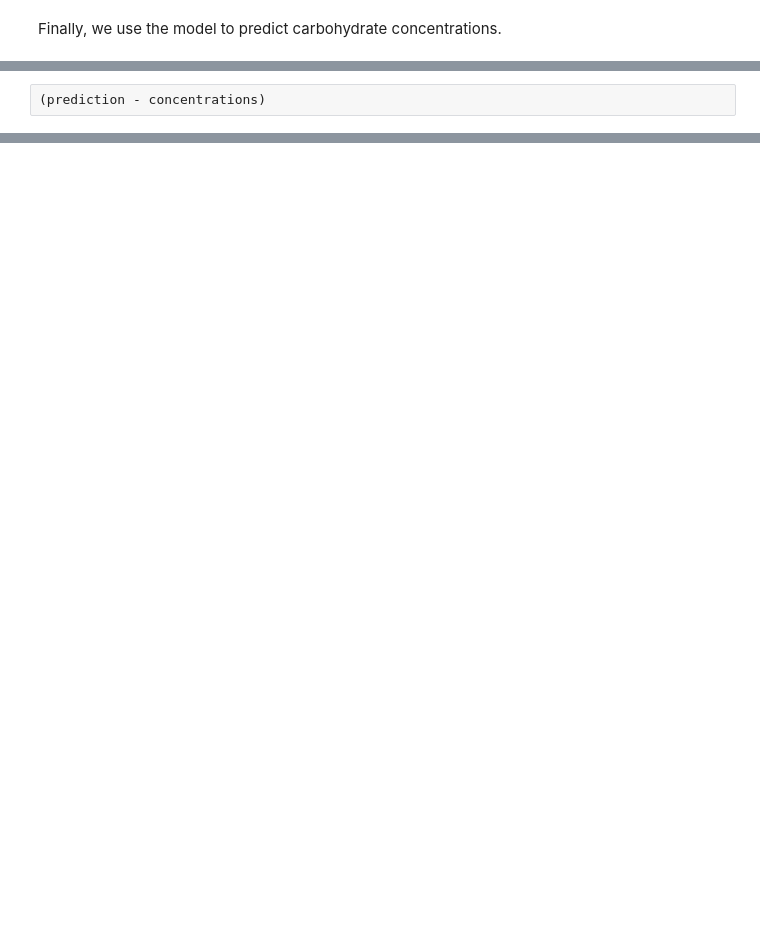
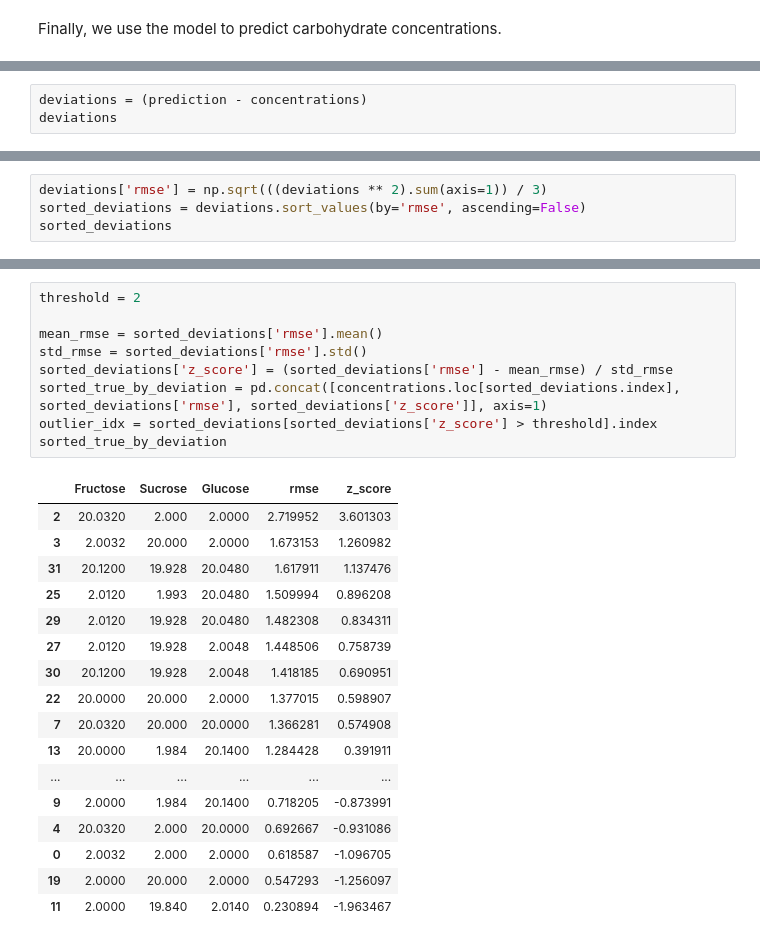
Before and after one commit to tonyzamyatin/mdgamls, a Jupyter notebook: UE1/FT-IR/fitting.ipynb, the cells around one changed output, grey strips where cells are left out. Saved outputs shown, nothing was run; the diff lists cells and outputs as text; blank space fills up the shorter version.

```diff
--- a/UE1/FT-IR/fitting.ipynb
+++ b/UE1/FT-IR/fitting.ipynb
@@ -161,3 +270,4 @@ Q3: Which predictions are especially far off?
 Q4: Is there any trend for points that work especially well (or bad)?
 # %%
-(prediction - concentrations)
+deviations = (prediction - concentrations)
+deviations
@@ -163,0 +296,4 @@ Q4: Is there any trend for points that work especially well (or bad)?
+# %%
+deviations['rmse'] = np.sqrt(((deviations ** 2).sum(axis=1)) / 3)
+sorted_deviations = deviations.sort_values(by='rmse', ascending=False)
+sorted_deviations
@@ -163,0 +322,27 @@ Q4: Is there any trend for points that work especially well (or bad)?
+# %%
+threshold = 2
+
+mean_rmse = sorted_deviations['rmse'].mean()
+std_rmse = sorted_deviations['rmse'].std()
+sorted_deviations['z_score'] = (sorted_deviations['rmse'] - mean_rmse) / std_rmse
+sorted_true_by_deviation = pd.concat([concentrations.loc[sorted_deviations.index], sorted_deviations['rmse'], sorted_deviations['z_score']], axis=1)
+outlier_idx = sorted_deviations[sorted_deviations['z_score'] > threshold].index
+sorted_true_by_deviation
+# %% [output]
+|  | Fructose | Sucrose | Glucose | rmse | z_score |
+| 2 | 20.0320 | 2.000 | 2.0000 | 2.719952 | 3.601303 |
+| 3 | 2.0032 | 20.000 | 2.0000 | 1.673153 | 1.260982 |
+| 31 | 20.1200 | 19.928 | 20.0480 | 1.617911 | 1.137476 |
+| 25 | 2.0120 | 1.993 | 20.0480 | 1.509994 | 0.896208 |
+| 29 | 2.0120 | 19.928 | 20.0480 | 1.482308 | 0.834311 |
+| 27 | 2.0120 | 19.928 | 2.0048 | 1.448506 | 0.758739 |
+| 30 | 20.1200 | 19.928 | 2.0048 | 1.418185 | 0.690951 |
+| 22 | 20.0000 | 20.000 | 2.0000 | 1.377015 | 0.598907 |
+| 7 | 20.0320 | 20.000 | 20.0000 | 1.366281 | 0.574908 |
+| 13 | 20.0000 | 1.984 | 20.1400 | 1.284428 | 0.391911 |
+| ... | ... | ... | ... | ... | ... |
+| 9 | 2.0000 | 1.984 | 20.1400 | 0.718205 | -0.873991 |
+| 4 | 20.0320 | 2.000 | 20.0000 | 0.692667 | -0.931086 |
+| 0 | 2.0032 | 2.000 | 2.0000 | 0.618587 | -1.096705 |
+| 19 | 2.0000 | 20.000 | 2.0000 | 0.547293 | -1.256097 |
+| 11 | 2.0000 | 19.840 | 2.0140 | 0.230894 | -1.963467 |
```
Also changed, not shown: parts of 29 cells of this notebook.
